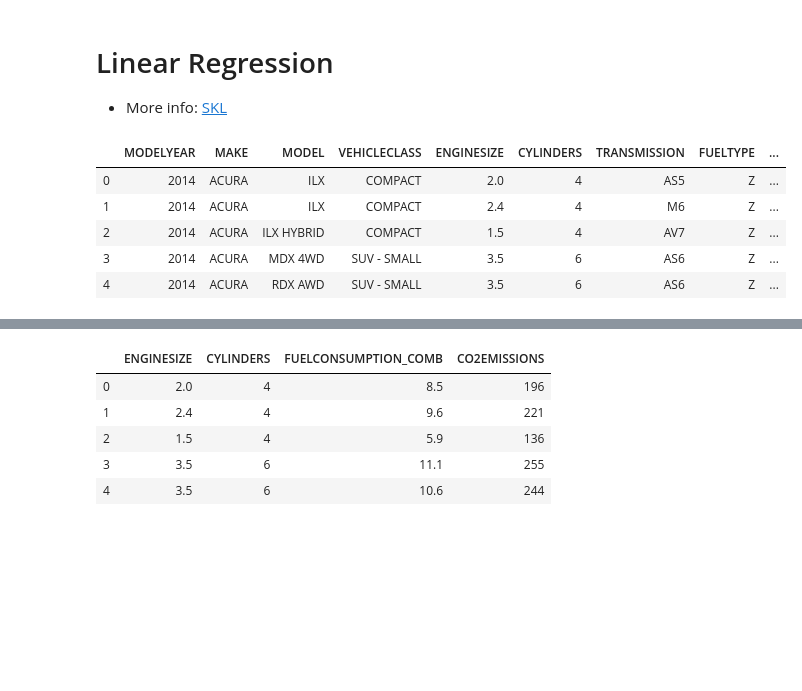
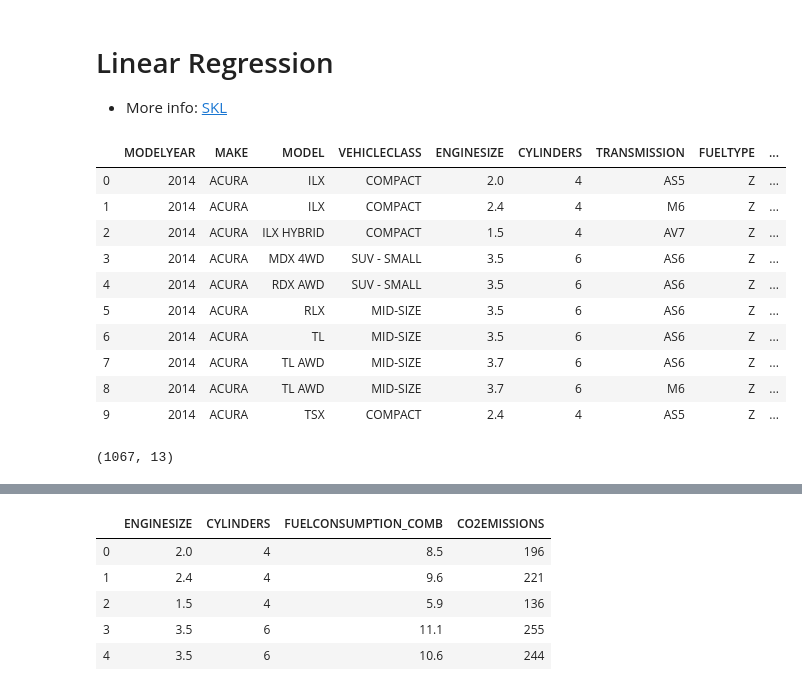
Before and after one commit to TheGlitchCat/Python-Course, a Jupyter notebook: Week 7/02 - Linear Regression.ipynb, the cells around one changed output, grey strips where cells are left out. Saved outputs shown, nothing was run; the diff lists cells and outputs as text; code cells hidden in the pictures; blank space fills up the shorter version.

```diff
--- a/Week 7/02 - Linear Regression.ipynb
+++ b/Week 7/02 - Linear Regression.ipynb
@@ -9,14 +9,23 @@ import numpy as np
 %matplotlib inline
 # %%
 df = pd.read_csv("../Datasets/Week7/FuelConsumption.csv")
-df.head()
+df.head(10)
 # %% [output]
 |  | MODELYEAR | MAKE | MODEL | VEHICLECLASS | ENGINESIZE | CYLINDERS | TRANSMISSION | FUELTYPE | ... |
 | 0 | 2014 | ACURA | ILX | COMPACT | 2.0 | 4 | AS5 | Z | ... |
 | 1 | 2014 | ACURA | ILX | COMPACT | 2.4 | 4 | M6 | Z | ... |
 | 2 | 2014 | ACURA | ILX HYBRID | COMPACT | 1.5 | 4 | AV7 | Z | ... |
 | 3 | 2014 | ACURA | MDX 4WD | SUV - SMALL | 3.5 | 6 | AS6 | Z | ... |
 | 4 | 2014 | ACURA | RDX AWD | SUV - SMALL | 3.5 | 6 | AS6 | Z | ... |
+| 5 | 2014 | ACURA | RLX | MID-SIZE | 3.5 | 6 | AS6 | Z | ... |
+| 6 | 2014 | ACURA | TL | MID-SIZE | 3.5 | 6 | AS6 | Z | ... |
+| 7 | 2014 | ACURA | TL AWD | MID-SIZE | 3.7 | 6 | AS6 | Z | ... |
+| 8 | 2014 | ACURA | TL AWD | MID-SIZE | 3.7 | 6 | M6 | Z | ... |
+| 9 | 2014 | ACURA | TSX | COMPACT | 2.4 | 4 | AS5 | Z | ... |
+# %%
+df.shape
+# %% [output]
+(1067, 13)
 # %%
 df.describe()
 # %% [output]
```
Also changed, not shown: parts of 46 cells of this notebook, 2 other files.
